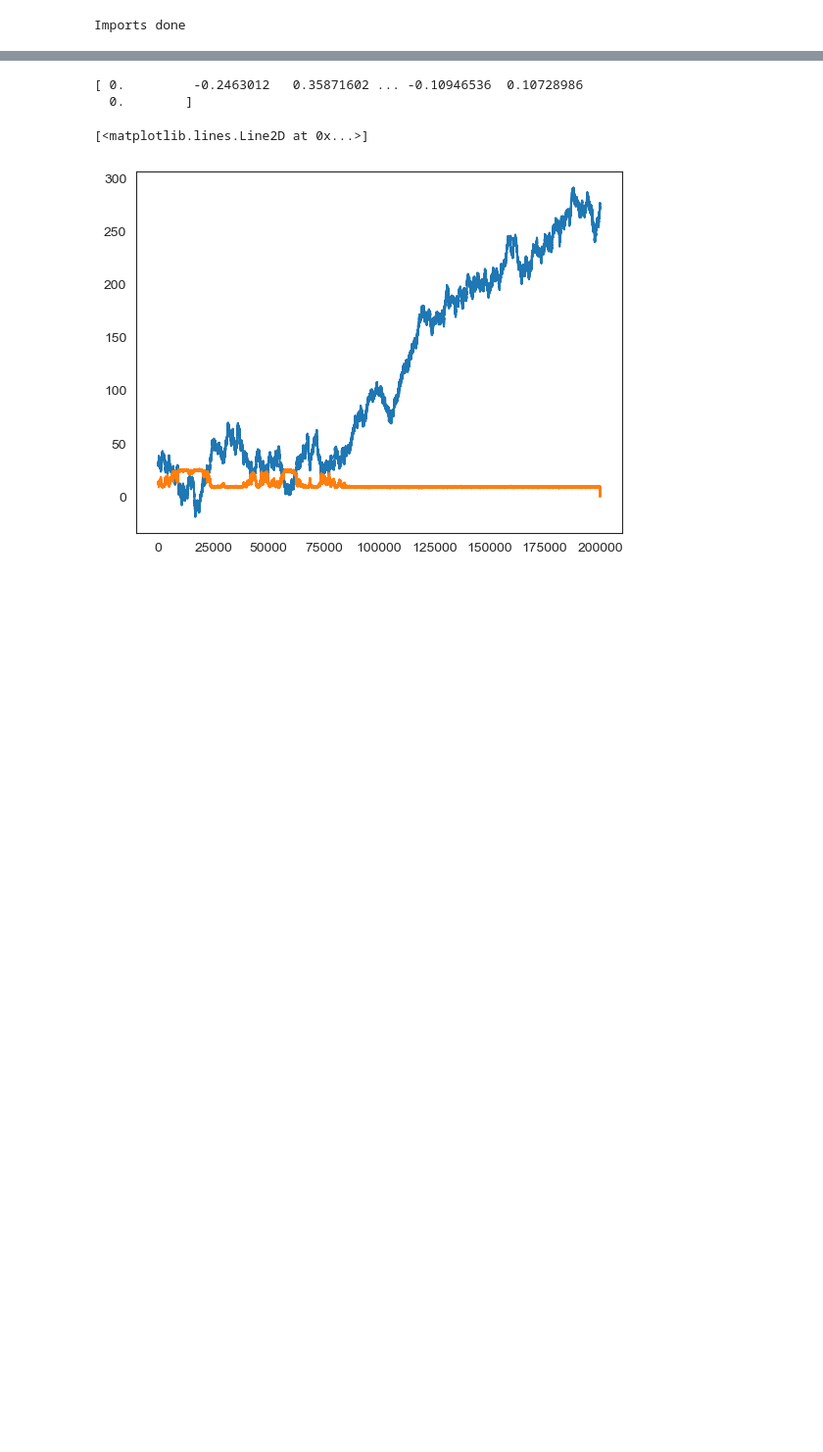
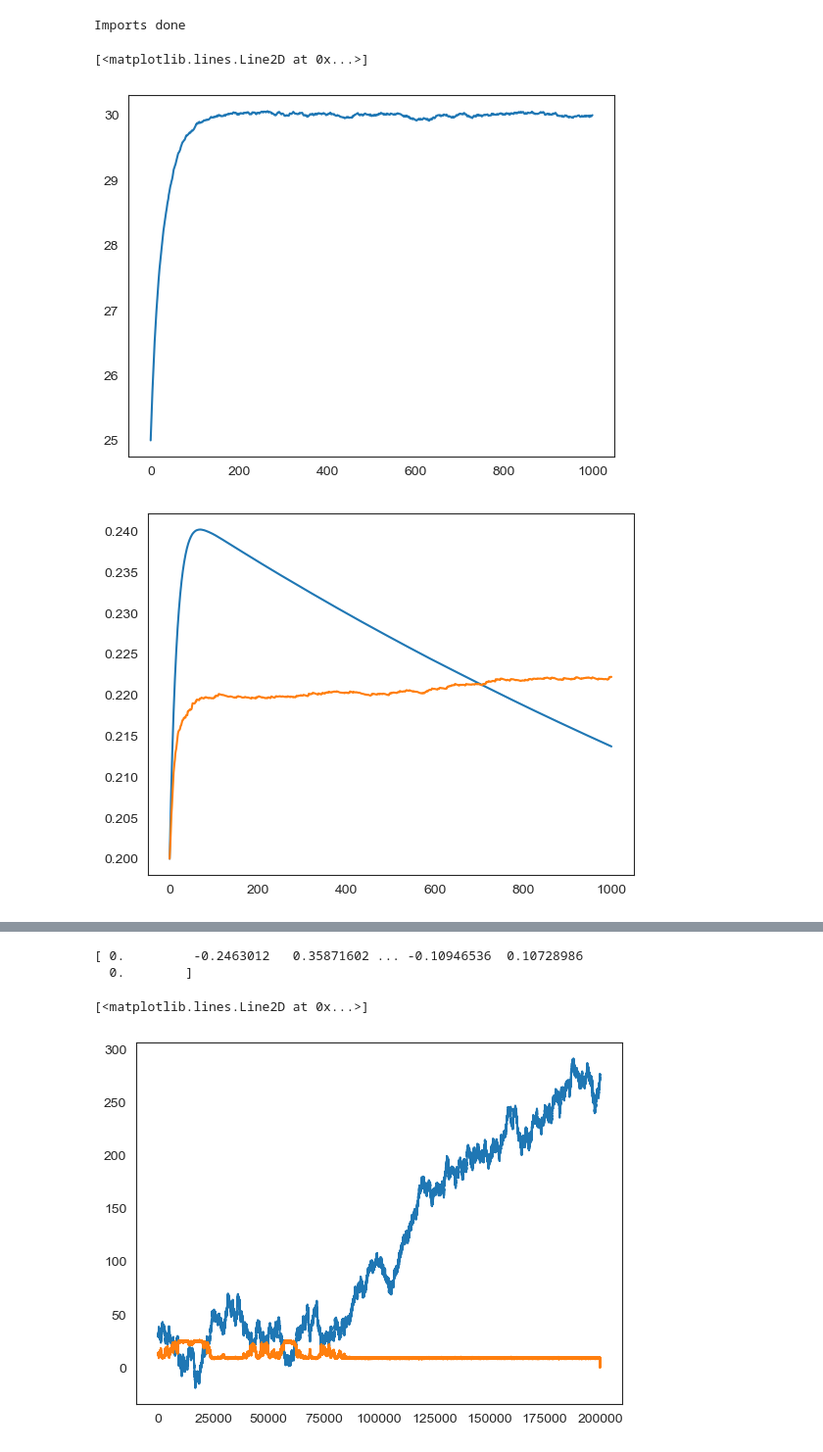
Before and after one commit to sebastiaan116/Affective-Active-Inference, a Jupyter notebook: Noise_test_xy.ipynb, the cells around one changed output, grey strips where cells are left out. Shown at 98% size. Saved outputs shown, nothing was run; the diff lists cells and outputs as text; code cells hidden in the pictures; blank space fills up the shorter version.

```diff
--- a/Noise_test_xy.ipynb
+++ b/Noise_test_xy.ipynb
@@ -15,3 +93,15 @@ Imports done
+# %%
+plt.figure()
+plt.plot(mu_x)
+
+
+plt.figure()
+plt.plot(sigma_x)
+plt.plot(sigma_y)
+# %% [output]
+[<matplotlib.lines.Line2D at 0x...>]
+[figure, added]
+[figure, added]
 # %%
 from statistics import mean, variance, pstdev
 # Setting up the time data:
```
Also changed, not shown: parts of 2 cells of this notebook, 4 other files.
